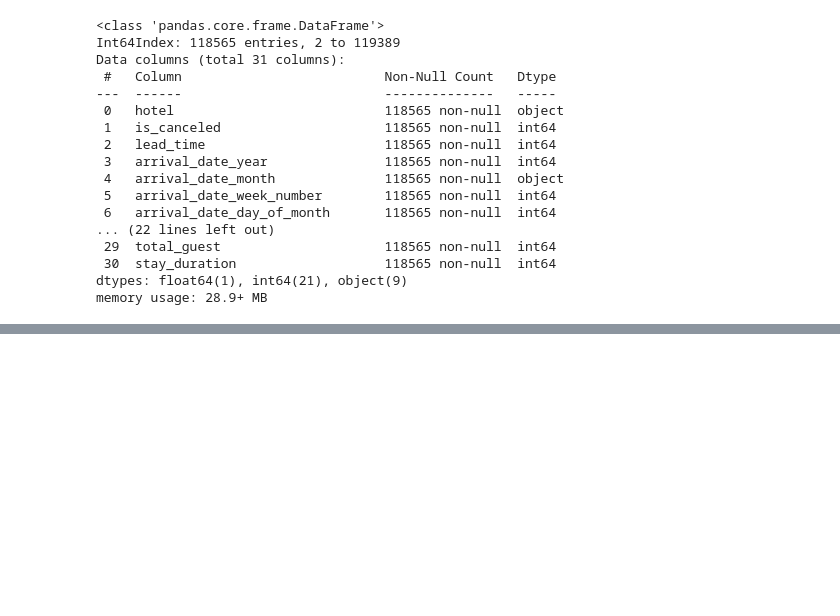
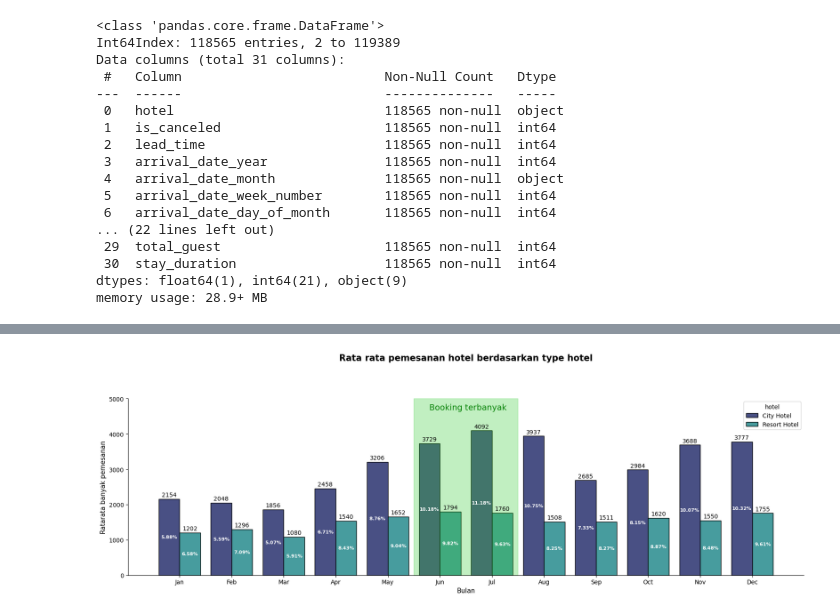
Before and after one commit to acidarrasyid/Investigate-Business-Hotel-using-Data-Visualization, a Jupyter notebook: Investigate using data visual.ipynb, the cells around one changed output, grey strips where cells are left out. Drawn from its saved outputs; the diff is of its cells as text; code cells hidden in the pictures; blank space fills up the shorter version.

```diff
--- a/Investigate using data visual.ipynb
+++ b/Investigate using data visual.ipynb
@@ -215,0 +250,14 @@ memory usage: 28.9+ MB
+# %%
+df_month = df_hotel.groupby(['hotel', 'arrival_date_month', 'arrival_date_year']).agg({'is_canceled':'count'}).reset_index()
+
+df_month_year = df_month.groupby(['hotel', 'arrival_date_month']).agg({'arrival_date_year':'count'})
+df_month = df_month.merge(df_month_year, on = ['hotel', 'arrival_date_month'])
+df_month.rename(columns={'is_canceled':'total_booking', 'arrival_date_year_x':'arrival_date_year', 'arrival_date_year_y':'ammount_of_year'}, inplace=True)
+
+df_month_sum = df_month.groupby(['hotel', 'arrival_date_month']).agg({'total_booking':'sum'})
+df_month_sum.rename(columns={'total_booking':'sum_booking'}, inplace=True)
+df_month = df_month.merge(df_month_sum, on=['hotel', 'arrival_date_month'])
+
+df_month['avg_num_booking'] = round(df_month['sum_booking']/df_month['ammount_of_year'])
+
+df_month.head(10)
@@ -215,0 +297,9 @@ memory usage: 28.9+ MB
+# %%
+df_month_final = df_month.copy()
+df_month_final = df_month_final.replace({'arrival_date_month': {'January':1, 'February':2, 'March':3, 'April':4, 'May':5, 'June':6,
+                                            'July':7, 'August':8, 'September':9, 'October':10, 'November':11, 'December':12}})
+pivot = pd.pivot_table(data = df_month_final,
+                        index = ['arrival_date_month'],
+                        columns = ['hotel'],
+                        values = 'avg_num_booking')
+pivot
@@ -215,0 +350,24 @@ memory usage: 28.9+ MB
+# %%
+fig, ax = plt.subplots(figsize=(17, 6))
+plt.title("Rata rata pemesanan hotel berdasarkan type hotel", fontsize=15, color='black', weight='bold', pad=65)
+sns.barplot(x='arrival_date_month', y='avg_num_booking', data=df_month_final, hue='hotel', edgecolor='black', palette='mako')
+
+plt.xlabel('Bulan', fontsize=11)
+plt.xticks(np.arange(12), ['Jan', 'Feb', 'Mar', 'Apr', 'May', 'Jun', 'Jul', 'Aug', 'Sep', 'Oct', 'Nov', 'Dec'])
+plt.ylabel('Ratarata banyak pemesanan', fontsize=11)
+plt.ylim(0, 5000)
+
+plt.bar_label(ax.containers[0], padding=2)
+plt.bar_label(ax.containers[1], padding=2)
+
+plt.stackplot(np.arange(4.5,7.5), [[5000]], color='limegreen', alpha=0.3)
+plt.text(x=4.80, y=4750, s='Booking terbanyak', fontsize=14, color='green', va='center')
+
+plt.bar_label(ax.containers[0], ['5.88%', '5.59%', '5.07%', '6.71%', '8.76%', '10.18%', '11.18%', '10.75%', '7.33%', '8.15%', '10.07%', '10.32%'], label_type='center', color='white', weight='bold', fontsize=8)
+plt.bar_label(ax.containers[1], ['6.58%', '7.09%', '5.91%', '8.43%', '9.04%', '9.82%', '9.63%', '8.25%', '8.27%', '8.87%', '8.48%', '9.61%'], label_type='center', color='white', weight='bold', fontsize=8)
+
+sns.despine()
+plt.tight_layout()
+plt.savefig('avg_booking.png', dpi=200)
+# %% [output]
+[figure, added]
```
Also changed, not shown: parts of 8 cells of this notebook.
